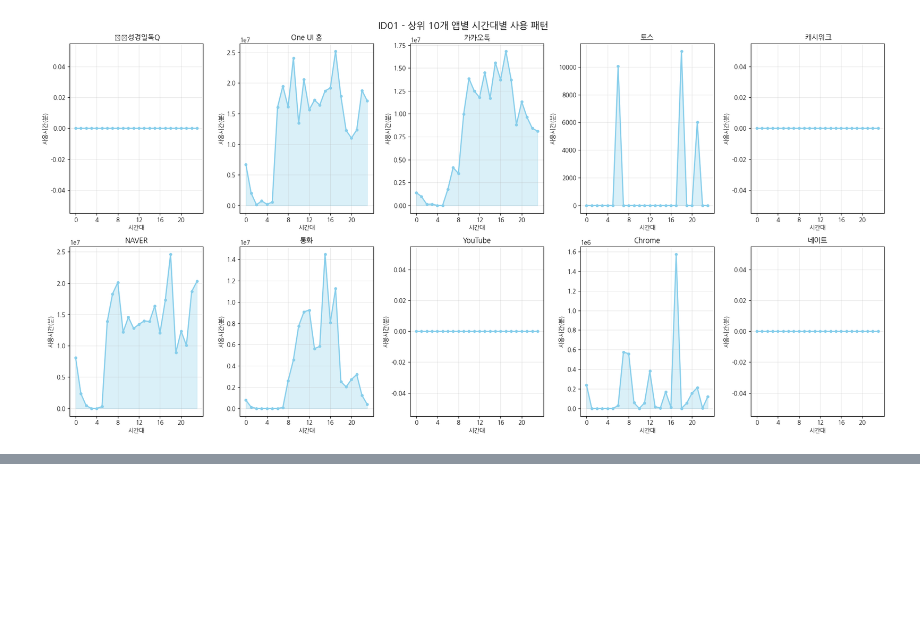
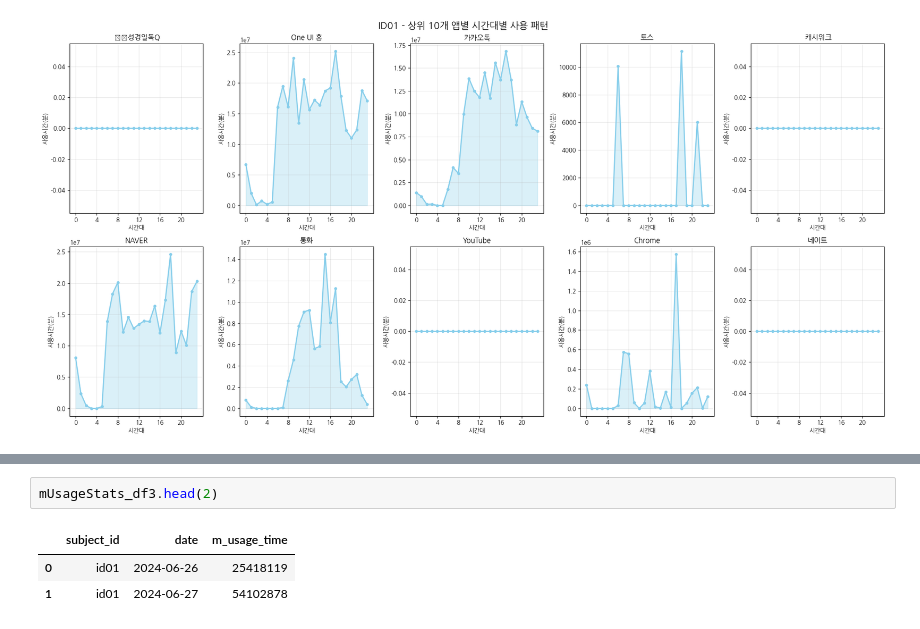
Before and after one commit to datalab-hub/lifelog-sleep-ictc-2025, a Jupyter notebook: minjeong/data-mining/5_mUsageStats.ipynb, the cells around one changed output, grey strips where cells are left out. Cells and saved outputs as stored; diff of their text form; blank space fills up the shorter version.

```diff
--- a/minjeong/data-mining/5_mUsageStats.ipynb
+++ b/minjeong/data-mining/5_mUsageStats.ipynb
@@ -257,0 +336,6 @@ plt.show()
+# %%
+mUsageStats_df3.head(2)
+# %% [output]
+|  | subject_id | date | m_usage_time |
+| 0 | id01 | 2024-06-26 | 25418119 |
+| 1 | id01 | 2024-06-27 | 54102878 |
```
Also changed, not shown: parts of 3 cells of this notebook, 4 other files.
